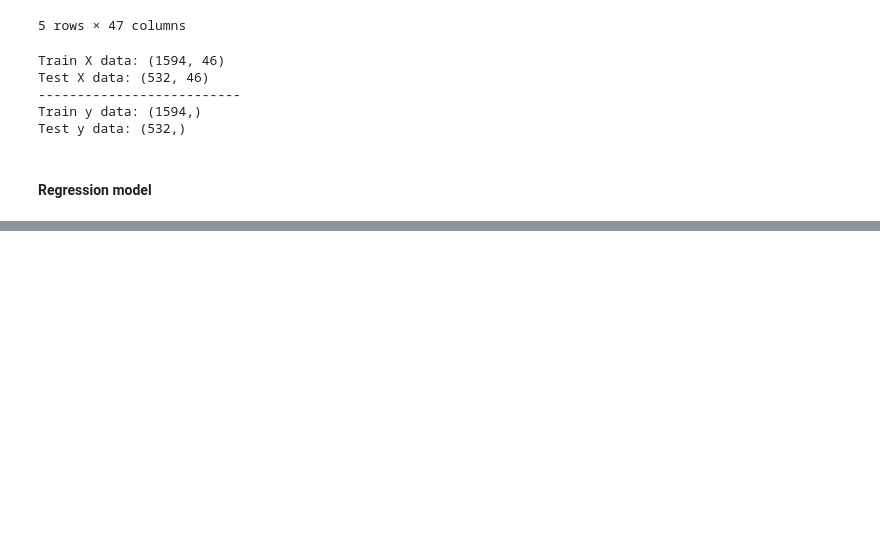
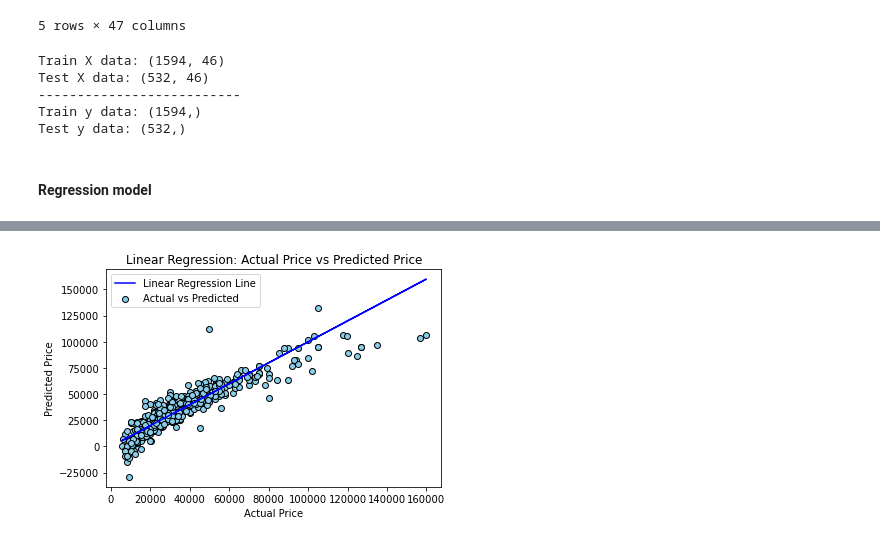
Before and after one commit to Martinezj93/Project4_Used-Cars-Prediction, a Jupyter notebook: linear_regression_model.ipynb, the cells around one changed output, grey strips where cells are left out. Cells and saved outputs as stored; diff of their text form; code cells hidden in the pictures; blank space fills up the shorter version.

```diff
--- a/linear_regression_model.ipynb
+++ b/linear_regression_model.ipynb
@@ -546,3 +546,17 @@ df_comparison.head(10)
+# %%
+# Plotting the actual price vs predicted price
+plt.scatter(df_comparison['Actual Price'], df_comparison['Predicted Price'], color='skyblue', edgecolor='black', label='Actual vs Predicted')
+plt.xlabel('Actual Price')
+plt.ylabel('Predicted Price')
+plt.title('Linear Regression: Actual Price vs Predicted Price')
+
+# Plotting the linear regression line
+plt.plot(df_comparison['Actual Price'], df_comparison['Actual Price'], color='blue', label='Linear Regression Line')
+plt.legend()
+plt.savefig('plots/linerar_regression')
+plt.show()
+# %% [output]
+[figure, added]
 # %%
 # Compute metrics for linear regression model
 score = model.score(X_test, y_test)
```
Also changed, not shown: parts of 4 cells of this notebook, 5 other files.
